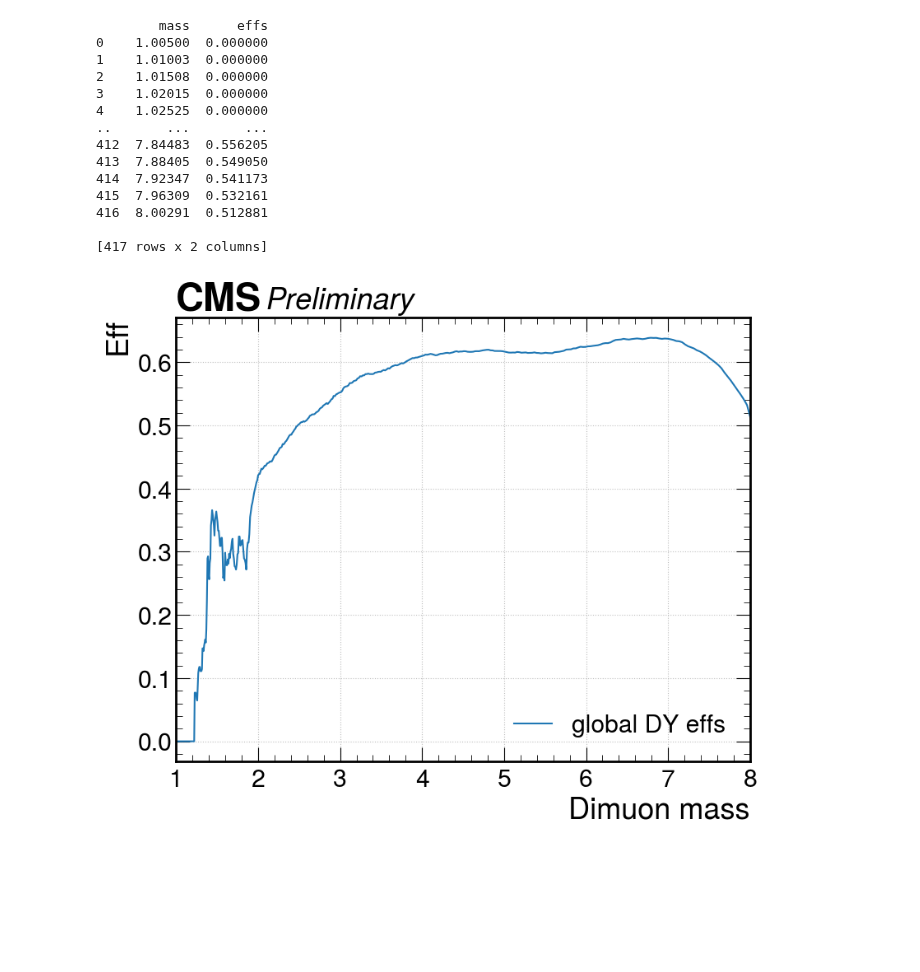
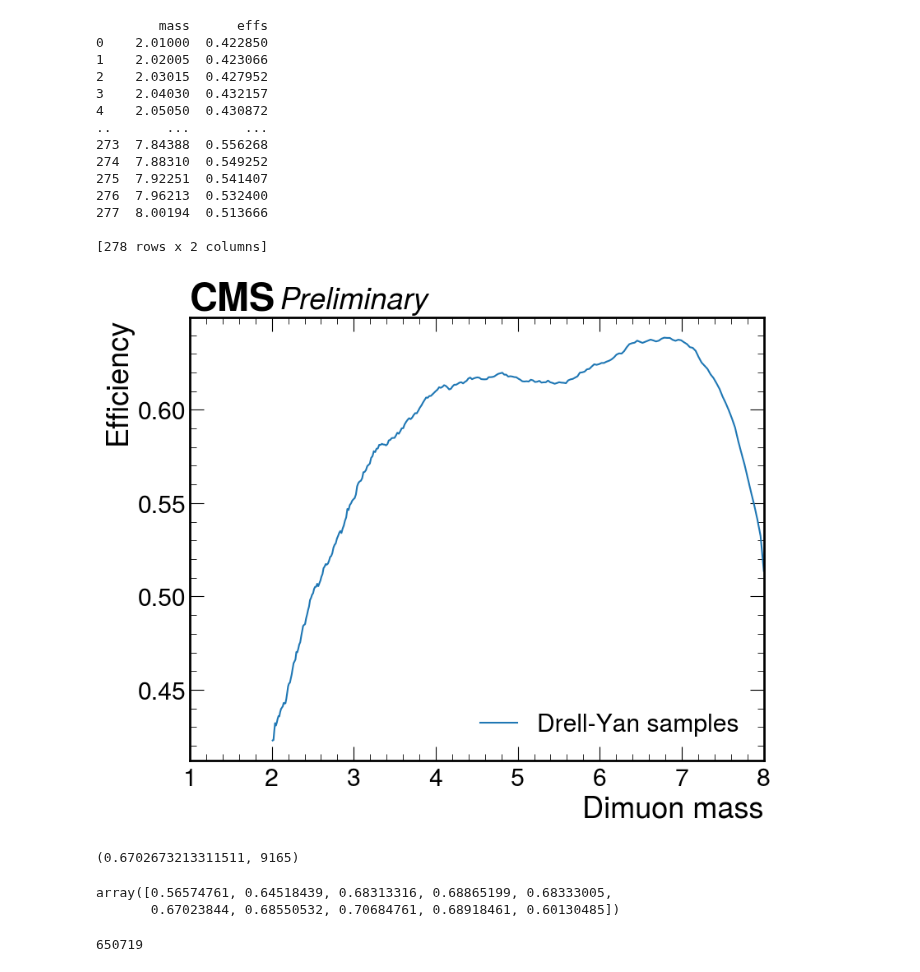
Before and after one commit to ludomori99/Darkphotons_Run3, a Jupyter notebook: offline_analysis/limits/view_global_effs.ipynb, the cells around one changed output. Cells and saved outputs as stored; diff of their text form; code cells hidden in the pictures; blank space fills up the shorter version.

```diff
--- a/offline_analysis/limits/view_global_effs.ipynb
+++ b/offline_analysis/limits/view_global_effs.ipynb
@@ -14,40 +14,42 @@ os.environ["DPUSER"]="/work/submit/mori25/Darkphotons_ludo/offline_analysis/"
 # %%
 #write code extracting tuples from a csv file and plotting them in a nice cms plot
 hep.style.use("CMS")
 c = ["orange","red","blue","green"]
 fig, ax = plt.subplots(figsize=(9,7))
 hep.cms.text("Preliminary")
 
 #open a csv file
 df = pd.read_csv("/work/submit/mori25/Darkphotons_ludo/offline_analysis/limits/efficiencies.csv")
 print(df)
 
 # #extract the columns
-masses = df['mass']
-effs = df['effs']
+cut = df['mass']>2
+masses = df['mass'][cut]
+effs = df['effs'][cut]
 
 # plt.scatter( [mass_Jpsi, mass_Y], [SF_Jpsi, SF_Y], label='Measured SF: Jpsi and Y',color='orange')
 
-plt.plot(masses, effs,label='global DY effs')
+plt.plot(masses, effs,label='Drell-Yan samples')
 ax.set_xlim(1, 8)
 plt.xlabel('Dimuon mass')
-plt.ylabel('Eff')
-plt.grid(True)
+plt.ylabel('Efficiency')
+# plt.grid(True)
+# plt.yscale('log')
 plt.legend()
 plt.show()
 # %% [output]
         mass      effs
-0    1.00500  0.000000
-1    1.01003  0.000000
-2    1.01508  0.000000
-3    1.02015  0.000000
-4    1.02525  0.000000
+0    2.01000  0.422850
+1    2.02005  0.423066
+2    2.03015  0.427952
+3    2.04030  0.432157
+4    2.05050  0.430872
 ..       ...       ...
-412  7.84483  0.556205
-413  7.88405  0.549050
-414  7.92347  0.541173
-415  7.96309  0.532161
-416  8.00291  0.512881
+273  7.84388  0.556268
+274  7.88310  0.549252
+275  7.92251  0.541407
+276  7.96213  0.532400
+277  8.00194  0.513666
 
-[417 rows x 2 columns]
+[278 rows x 2 columns]
-[figure, old version]
+[figure, new version]
@@ -53,0 +59,25 @@ plt.show()
+# %%
+def compute_eff(m,mva_wp,id_wp,m_window = 0.1, var_window=False,den_ID_tr = False):
+    if var_window:
+        d_mass = d[(d["Mm_mass"]>m-m_window*m)&(d["Mm_mass"]<m+m_window*m)]
+    else:
+        d_mass = d[(d["Mm_mass"]>m-m_window)&(d["Mm_mass"]<m+m_window)]
+    if den_ID_tr:
+        den = np.sum((d_mass["HLT_DoubleMu4_3_LowMass"]==1)&(d_mass["Muon_softMva1"]>id_wp)&(d_mass["Muon_softMva2"]>id_wp))
+    else:
+        den = len(d_mass)
+    num = np.sum((d_mass["HLT_DoubleMu4_3_LowMass"]==1)&(d_mass["forest_prompt_Jpsi_mva"]>mva_wp)&(d_mass["Muon_softMva1"]>id_wp)&(d_mass["Muon_softMva2"]>id_wp))
+    return num/den, den
+compute_eff(3.1,0.8,0.4)
+# %% [output]
+(0.6702673213311511, 9165)
+# %%
+mass = np.linspace(2,8,10)
+np.vectorize(lambda m : compute_eff(m,0.8,0.4,m_window=0.1)[0])(mass)
+# %% [output]
+array([0.56574761, 0.64518439, 0.68313316, 0.68865199, 0.68333005,
+       0.67023844, 0.68550532, 0.70684761, 0.68918461, 0.60130485])
+# %%
+print(len(d))
+# %% [output]
+650719
```
Also changed, not shown: parts of 3 cells of this notebook, 27 other files.
